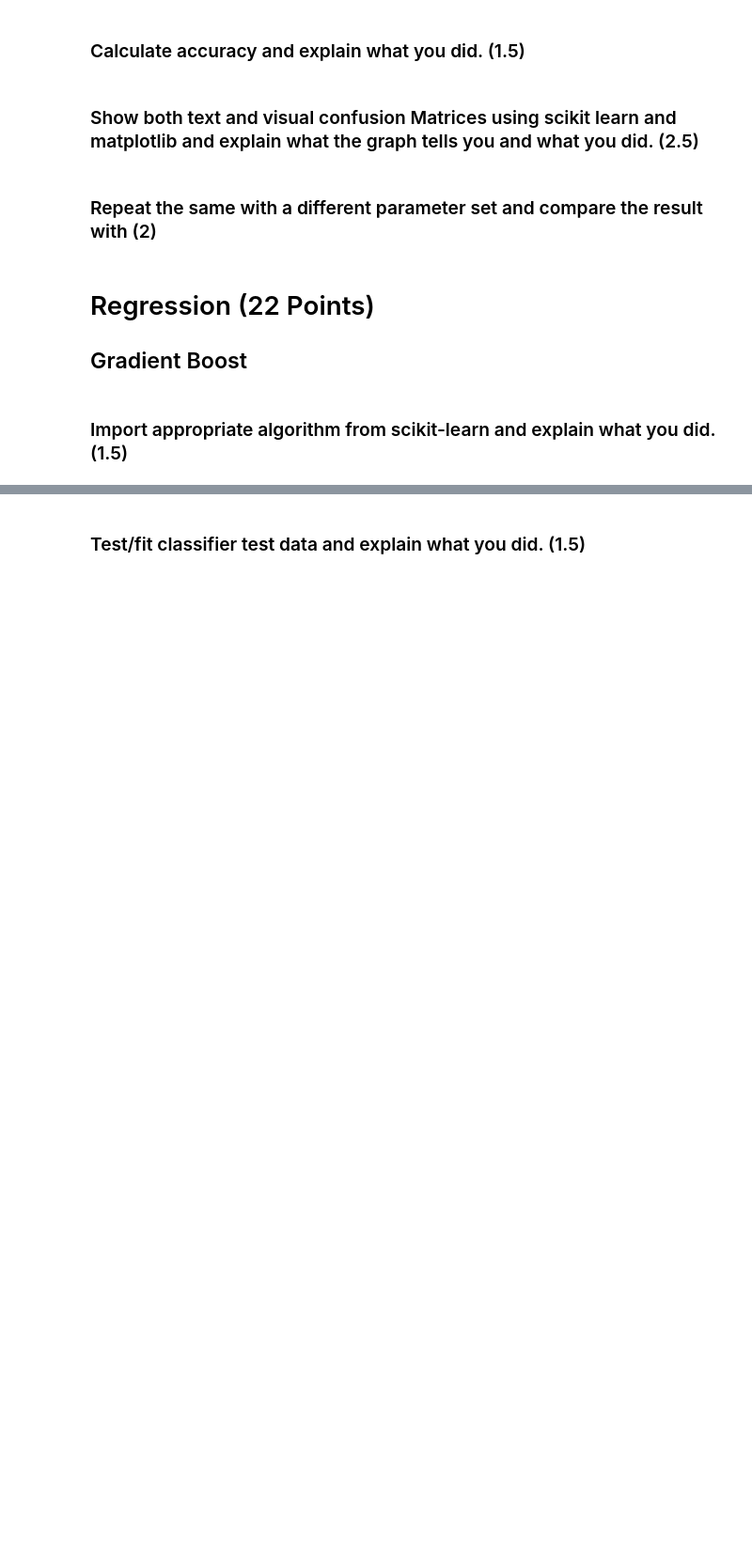
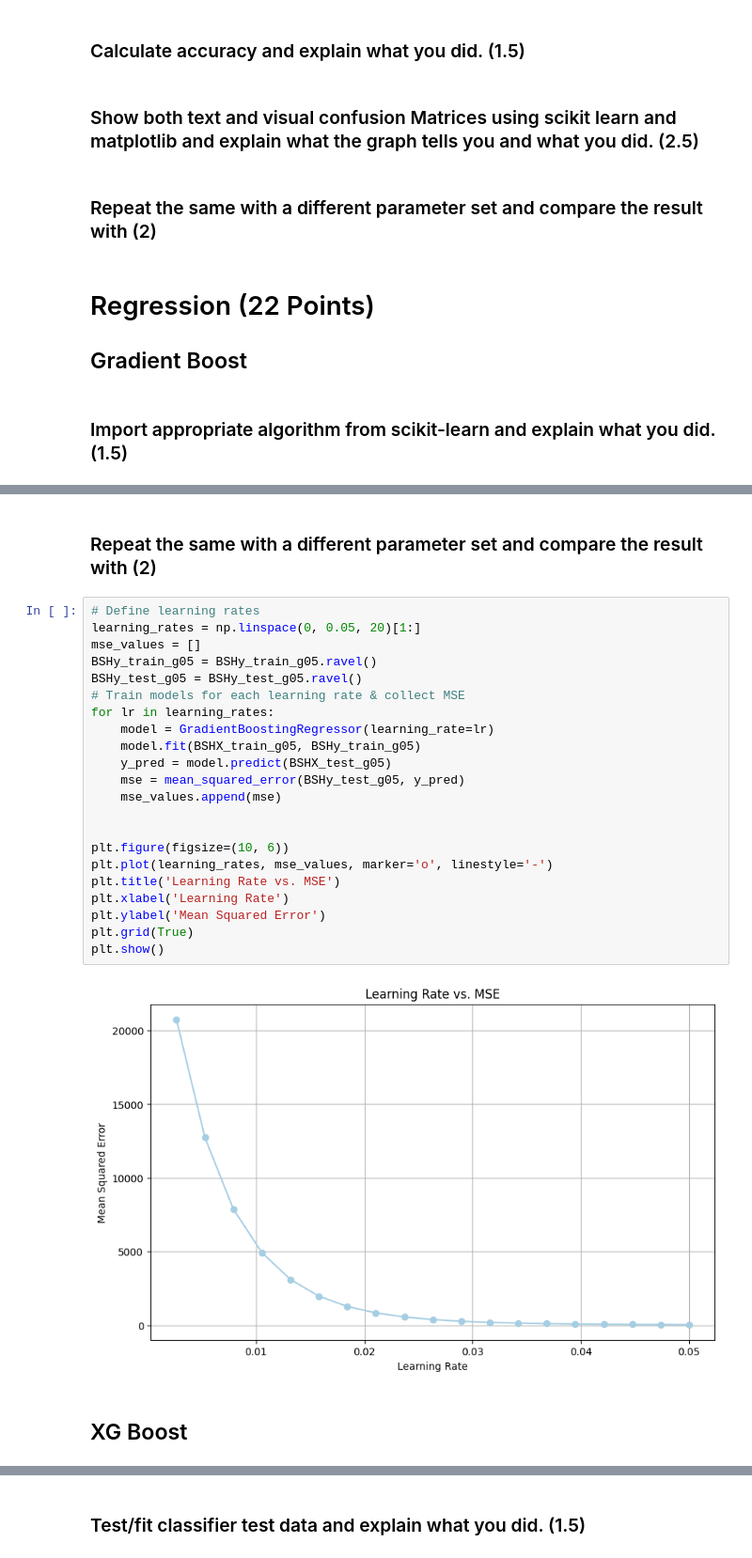
Before and after one commit to WK025/machine_learning, a Jupyter notebook: A1/Assignment 02_GroupNumber.ipynb, the cells around one changed output, grey strips where cells are left out. Shown at 94% size. Cells and saved outputs as stored; diff of their text form; blank space fills up the shorter version.

```diff
--- a/A1/Assignment 02_GroupNumber.ipynb
+++ b/A1/Assignment 02_GroupNumber.ipynb
@@ -418,0 +514,28 @@ ConfusionMatrixDisplay.from_estimator(BSH_ada_fit_g05, BSHX_test_g05, BSHy_test_
+# %% [markdown]
+### Repeat the same with a different parameter set and compare the result with (2)
+# %%
+# Define learning rates
+learning_rates = np.linspace(0, 0.05, 20)[1:]
+mse_values = []
+BSHy_train_g05 = BSHy_train_g05.ravel()
+BSHy_test_g05 = BSHy_test_g05.ravel()
+# Train models for each learning rate & collect MSE
+for lr in learning_rates:
+    model = GradientBoostingRegressor(learning_rate=lr)
+    model.fit(BSHX_train_g05, BSHy_train_g05)
+    y_pred = model.predict(BSHX_test_g05)
+    mse = mean_squared_error(BSHy_test_g05, y_pred)
+    mse_values.append(mse)
+
+
+plt.figure(figsize=(10, 6))
+plt.plot(learning_rates, mse_values, marker='o', linestyle='-')
+plt.title('Learning Rate vs. MSE')
+plt.xlabel('Learning Rate')
+plt.ylabel('Mean Squared Error')
+plt.grid(True)
+plt.show()
+# %% [output]
+[figure, added]
+# %% [markdown]
+## XG Boost
```
Also changed, not shown: parts of 65 cells of this notebook, 2 other files.
